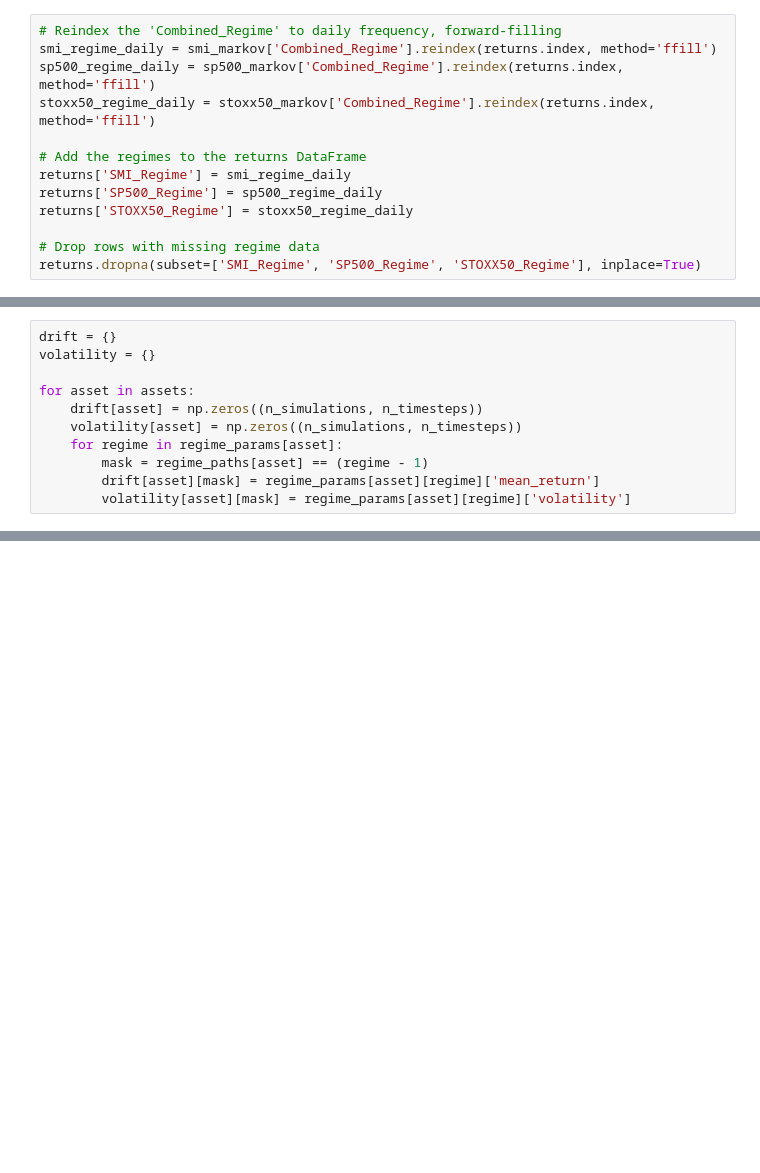
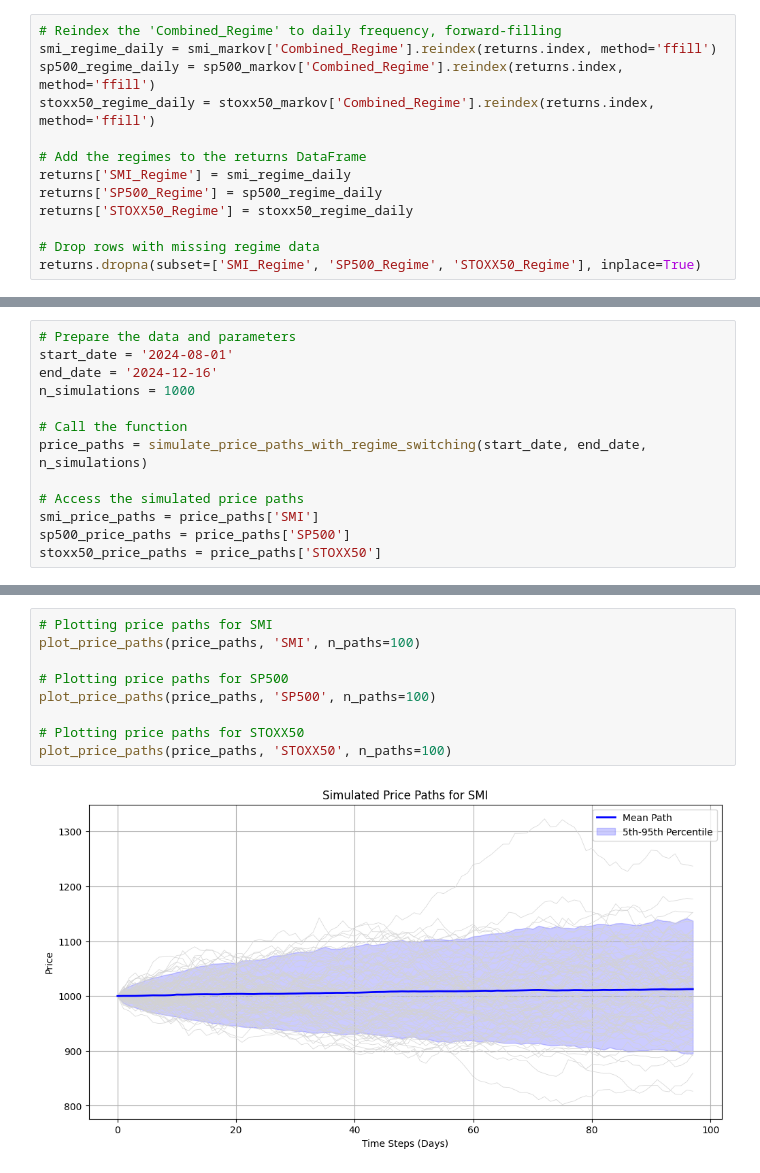
Before and after one commit to lesfgoh/MH4518-Simulation-Techniques, a Jupyter notebook: Code/hd_main_markovCiR.ipynb, the cells around one changed output, grey strips where cells are left out. Saved outputs shown, nothing was run; the diff lists cells and outputs as text; blank space fills up the shorter version.

```diff
--- a/Code/hd_main_markovCiR.ipynb
+++ b/Code/hd_main_markovCiR.ipynb
@@ -484,11 +658,0 @@ for asset in assets:
-# %%
-drift = {}
-volatility = {}
-
-for asset in assets:
-    drift[asset] = np.zeros((n_simulations, n_timesteps))
-    volatility[asset] = np.zeros((n_simulations, n_timesteps))
-    for regime in regime_params[asset]:
-        mask = regime_paths[asset] == (regime - 1)
-        drift[asset][mask] = regime_params[asset][regime]['mean_return']
-        volatility[asset][mask] = regime_params[asset][regime]['volatility']
@@ -494,0 +849,13 @@ for asset in assets:
+# %%
+# Prepare the data and parameters
+start_date = '2024-08-01'
+end_date = '2024-12-16'
+n_simulations = 1000
+
+# Call the function
+price_paths = simulate_price_paths_with_regime_switching(start_date, end_date, n_simulations)
+
+# Access the simulated price paths
+smi_price_paths = price_paths['SMI']
+sp500_price_paths = price_paths['SP500']
+stoxx50_price_paths = price_paths['STOXX50']
@@ -494,0 +922,11 @@ for asset in assets:
+# %%
+# Plotting price paths for SMI
+plot_price_paths(price_paths, 'SMI', n_paths=100)
+
+# Plotting price paths for SP500
+plot_price_paths(price_paths, 'SP500', n_paths=100)
+
+# Plotting price paths for STOXX50
+plot_price_paths(price_paths, 'STOXX50', n_paths=100)
+# %% [output]
+[figure, added]
```
Also changed, not shown: parts of 30 cells of this notebook, 25 other files.
